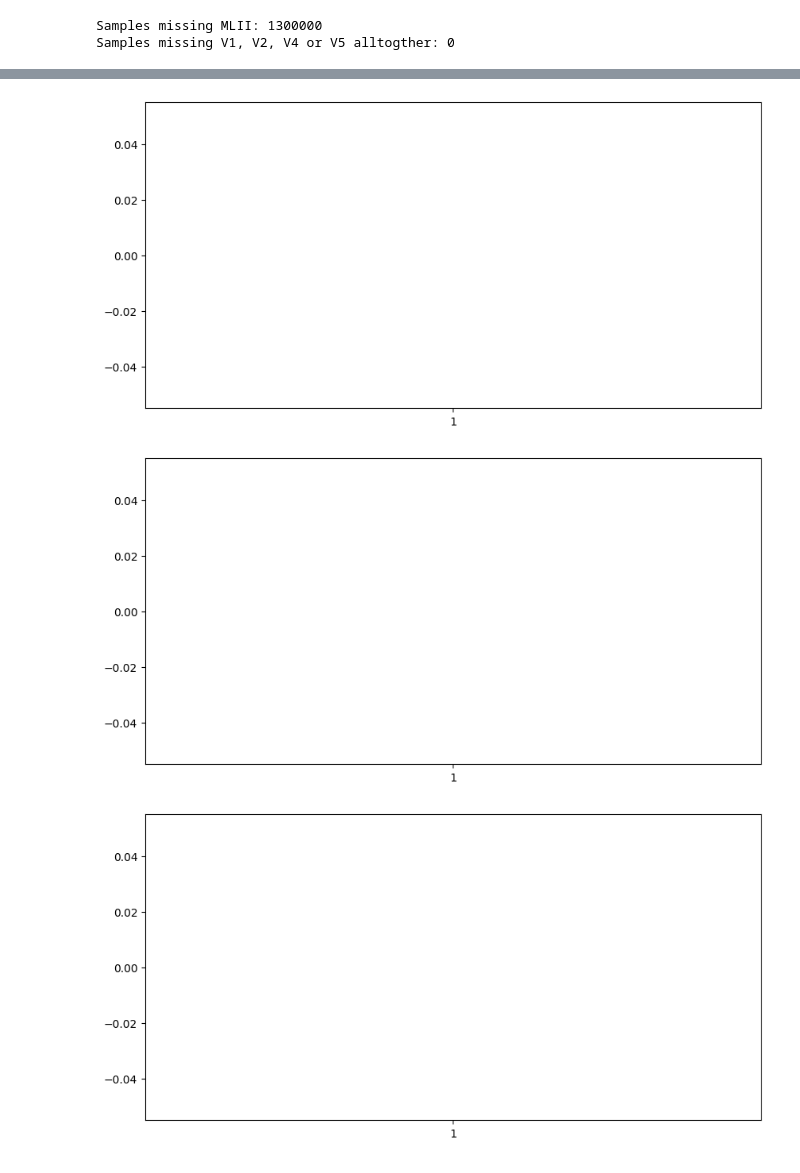
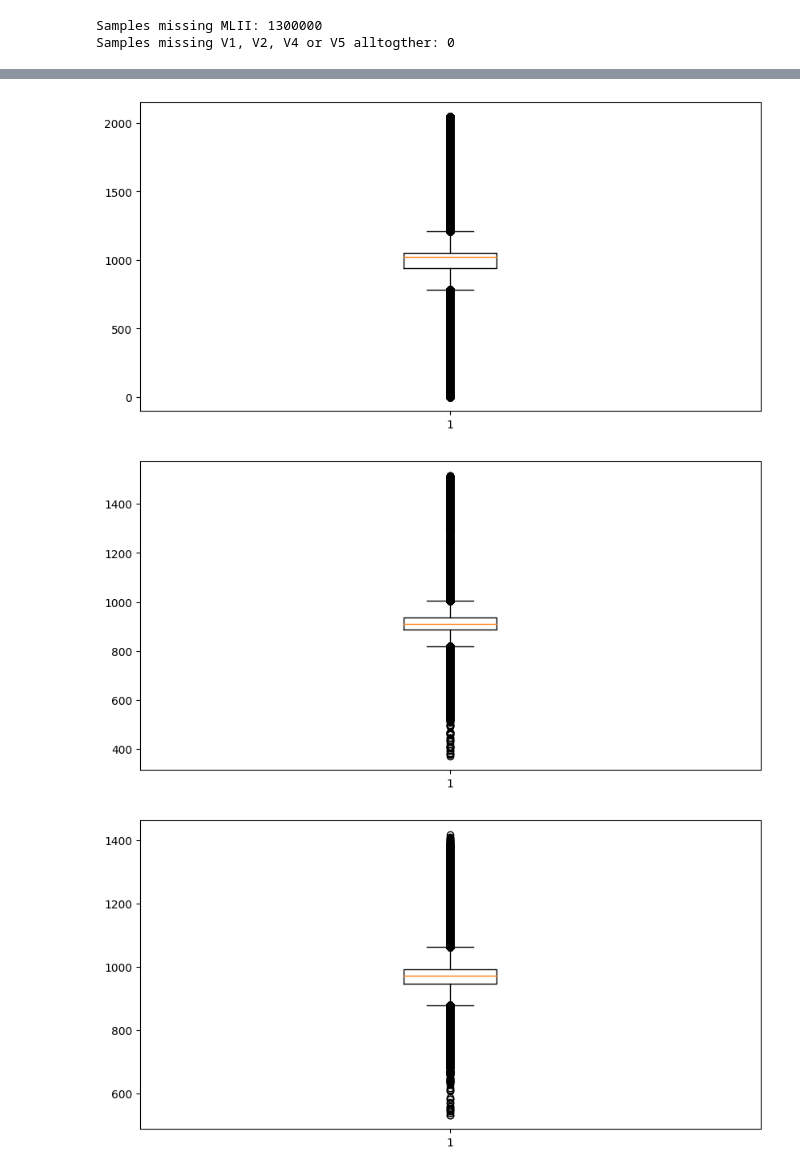
Before and after one commit to andrelopes2001/Intelligent_Systems, a Jupyter notebook: Project/Untitled-1.ipynb, the cells around one changed output, grey strips where cells are left out. Cells and saved outputs as stored; diff of their text form; code cells hidden in the pictures.

```diff
--- a/Project/Untitled-1.ipynb
+++ b/Project/Untitled-1.ipynb
@@ -150,40 +164,40 @@ df.describe()
 df_temp = df[~df['MLII'].isnull()]
 plt.figure(figsize=(10, 5))
 plt.boxplot(df_temp['MLII'])
 
 # Remove samples that are missing V1 to a temporary dataframe and make boxplot
-df_temp = df_temp[~df_temp['V1'].isnull()]
+df_temp = df[~df['V1'].isnull()]
 plt.figure(figsize=(10, 5))
 plt.boxplot(df_temp['V1'])
 
 # Remove samples that are missing V2 to a temporary dataframe and make boxplot
-df_temp = df_temp[~df_temp['V2'].isnull()]
+df_temp = df[~df['V2'].isnull()]
 plt.figure(figsize=(10, 5))
 plt.boxplot(df_temp['V2'])
 
 # Remove samples that are missing V4 to a temporary dataframe and make boxplot
-df_temp = df_temp[~df_temp['V4'].isnull()]
+df_temp = df[~df['V4'].isnull()]
 plt.figure(figsize=(10, 5))
 plt.boxplot(df_temp['V4'])
 
 # Remove samples that are missing V5 to a temporary dataframe and make boxplot
-df_temp = df_temp[~df_temp['V5'].isnull()]
+df_temp = df[~df['V5'].isnull()]
 plt.figure(figsize=(10, 5))
 plt.boxplot(df_temp['V5'])
 # %% [output]
 {'whiskers': [<matplotlib.lines.Line2D at 0x...>,
   <matplotlib.lines.Line2D at 0x...>],
  'caps': [<matplotlib.lines.Line2D at 0x...>,
   <matplotlib.lines.Line2D at 0x...>],
  'boxes': [<matplotlib.lines.Line2D at 0x...>],
  'medians': [<matplotlib.lines.Line2D at 0x...>],
  'fliers': [<matplotlib.lines.Line2D at 0x...>],
  'means': []}
 [figure]
 [figure]
-[figure, old version]
+[figure, new version]
-[figure, old version]
+[figure, new version]
-[figure, old version]
+[figure, new version]
 # %%
 # Scaling MLII, V1, V2, V4 and V5
 scaler = MinMaxScaler()
```
Also changed, not shown: parts of 3 cells of this notebook.
